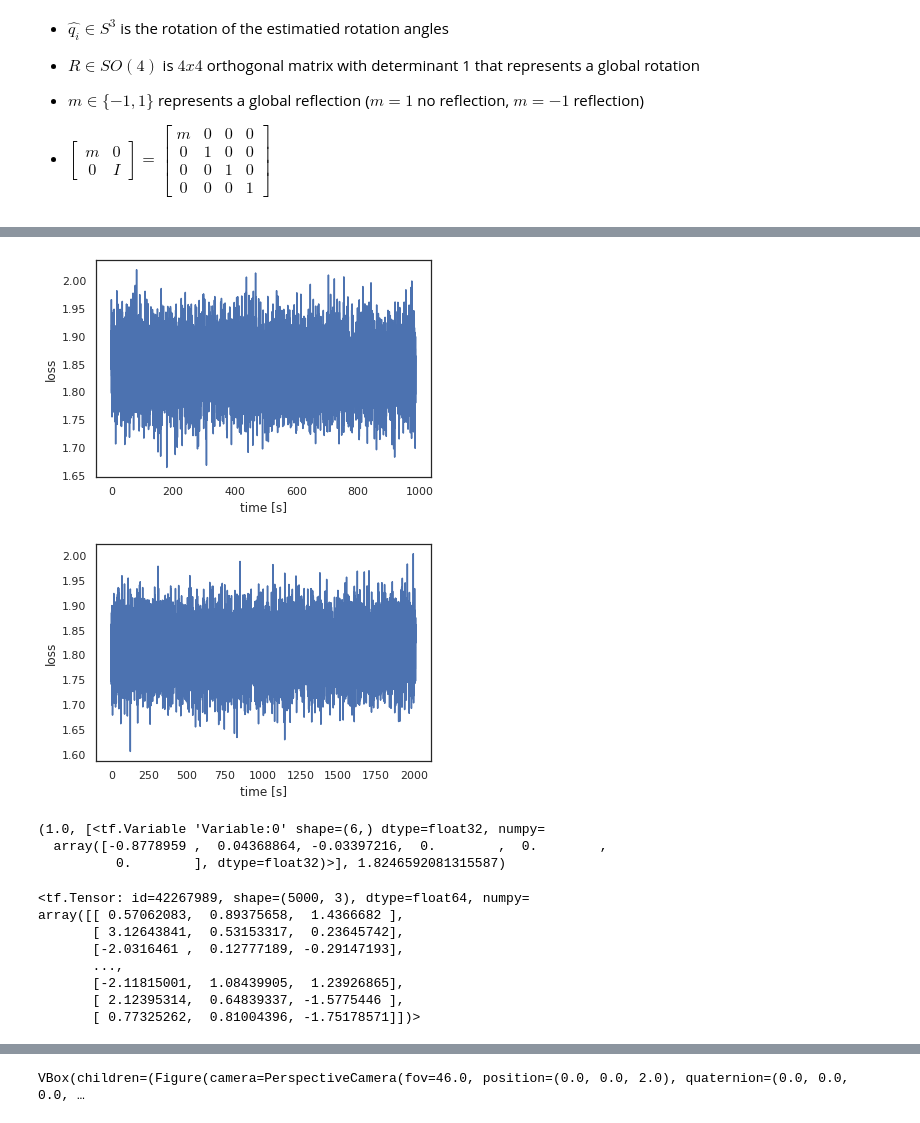
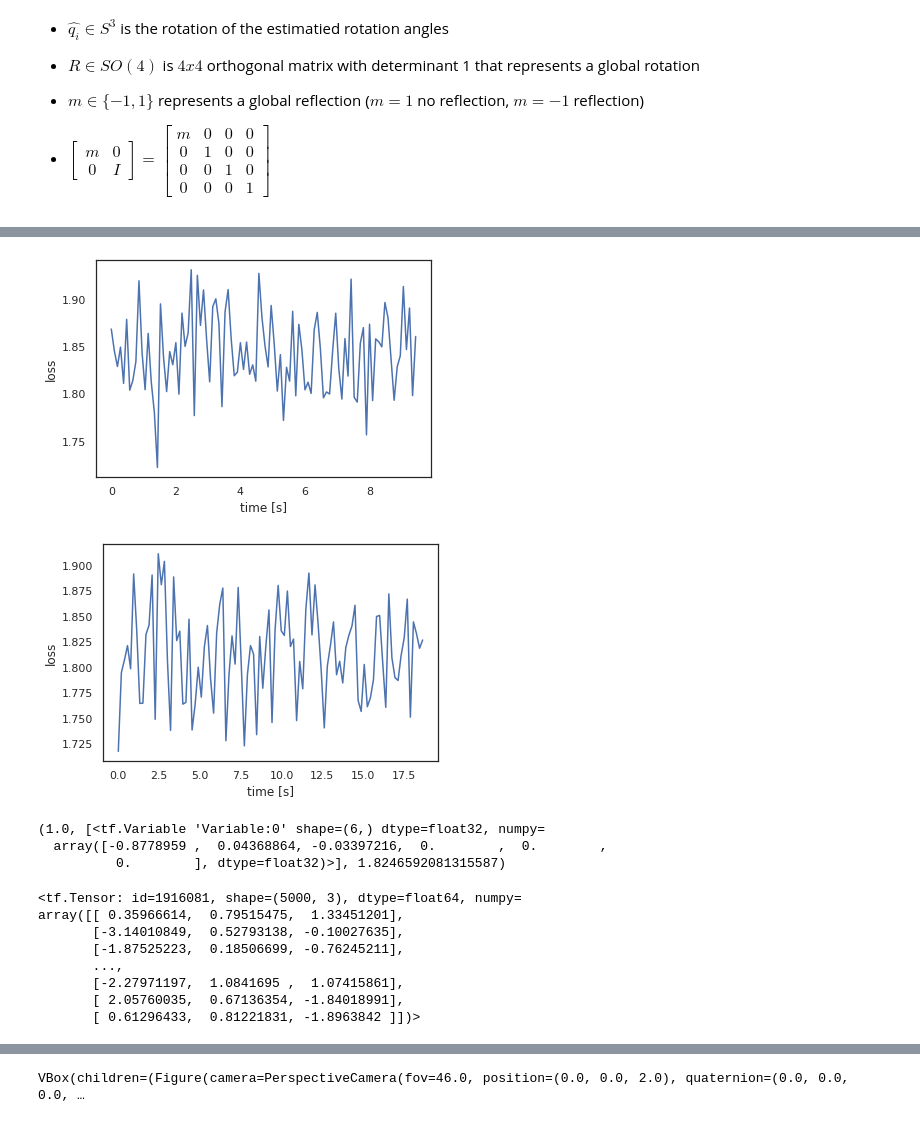
Before and after one commit to JelenaBanjac/protein-reconstruction, a Jupyter notebook: notebooks/1-phase1/angle_alignment_Quaternions.ipynb, the cells around one changed output, grey strips where cells are left out. Drawn from its saved outputs; the diff is of its cells as text; code cells hidden in the pictures.

```diff
--- a/notebooks/1-phase1/angle_alignment_Quaternions.ipynb
+++ b/notebooks/1-phase1/angle_alignment_Quaternions.ipynb
@@ -142,6 +143,12 @@ def euler6tomarix4d(a_R):
 
     R = Ra @ Rb @ Rg @ Rl @ Rt @ Rp
 
+    # check if matrix is complex (shouldn't be)
+    assert tf.reduce_sum(tf.math.imag(R)) == 0.0, "Matrix R (4x4) should have 0s as imaginary parts"
+    R = tf.cast(R, dtype=tf.float64)
+
+    # check if matrix is orthogonal
+    assert tf.reduce_all(tf.less_equal(tf.abs(tf.math.subtract(tf.transpose(R), tf.linalg.inv(R))), 1e-5)), "Matrix R (4x4) should be orthogonal!"  #a.equal(b).sum().dataSync()[0]
 
     return R
 
@@ -155,27 +162,26 @@ def from3to4(mat):
     return tf.cast(out, dtype=tf.complex64)
 
 
-def loss_alignment(m, a_R, a_predicted, a_true):
-    qi = euler2quaternion(a_true)
-    qi_est = euler2quaternion(a_predicted)
+def rotate_angles(m, a_R, a_predicted, rtype="quaternion"):
+    q_predicted = euler2quaternion(a_predicted)
 
     R = euler6tomarix4d(a_R)
+    I = tf.eye(4, dtype=tf.float64)*tf.constant([m, 1.0, 1.0, 1.0], dtype=tf.float64)
 
-    I = tf.concat([ [tf.concat([tf.complex([m], 0.0), tf.complex([0.0], 0.0), tf.complex([0.0], 0.0), tf.complex([0.0], 0.0)], axis=0)],
-                     [tf.concat([tf.complex([0.0], 0.0), tf.complex([1.0],0.0), tf.complex([0.0], 0.0), tf.complex([0.0], 0.0)], axis=0)],
-                     [tf.concat([tf.complex([0.0], 0.0), tf.complex([0.0], 0.0), tf.complex([1.0], 0.0), tf.complex([0.0], 0.0)], axis=0)],
-                     [tf.concat([tf.complex([0.0], 0.0), tf.complex([0.0], 0.0), tf.complex([0.0], 0.0), tf.complex([1.0], 0.0)], axis=0)]], axis=0)
+    q_predicted_rotated = tf.transpose(R @ I @ tf.transpose(q_predicted))
 
-    R = tf.cast(R, dtype=tf.complex64)
-    I = tf.cast(I, dtype=tf.complex64)
-    qi_est = tf.cast(qi_est, dtype=tf.complex64)
+    if rtype == "quaternion":
+        return q_predicted_rotated
+    elif rtype == "angle":
+        return quaternion2euler(q_predicted_rotated)
 
-    second = tf.transpose(R @ I @ tf.transpose(qi_est))
-    second = tf.cast(second, dtype=tf.float64)
 
-    distance = d_q(qi, second)
+def loss_alignment(m, a_R, a_predicted, a_true):
+    q_predicted_rotated = rotate_angles(m, a_R, a_predicted, rtype="quaternion")
 
-    return tf.reduce_mean(distance)
+    q_true = euler2quaternion(a_true)
+
+    return tf.reduce_mean(d_q(q_true, q_predicted_rotated))
 
 
 def gradient_alignment(m, a_R, a_predicted, a_true):
@@ -243,7 +249,7 @@ def training_angle_alignment(steps, batch_size, projection_idx, learning_rate, a
     idx_best = np.argmin(np.array(l))
     return ms[idx_best], r[idx_best], l[idx_best]
 # %%
-m, rotation, loss = training_angle_alignment(steps=10000,
+m, rotation, loss = training_angle_alignment(steps=100,
                          batch_size=256,
                          projection_idx=range(NUM_PROJECTIONS),
                          learning_rate=0.01,
@@ -271,5 +277,5 @@ For m=1, loss is: 1.8246592081315587
-[figure, old version]
+[figure, new version]
-[figure, old version]
+[figure, new version]
 # %%
 m, rotation, loss
 # %% [output]
@@ -305,15 +291,15 @@ def update_angles(m, a_R, a_predicted):
 # %%
-mat = update_angles(m, rotation, ap)
+mat = rotate_angles(m, rotation, ap, rtype="angle")
 mat
 # %% [output]
-<tf.Tensor: id=42267989, shape=(5000, 3), dtype=float64, numpy=
-array([[ 0.57062083,  0.89375658,  1.4366682 ],
-       [ 3.12643841,  0.53153317,  0.23645742],
-       [-2.0316461 ,  0.12777189, -0.29147193],
+<tf.Tensor: id=1916081, shape=(5000, 3), dtype=float64, numpy=
+array([[ 0.35966614,  0.79515475,  1.33451201],
+       [-3.14010849,  0.52793138, -0.10027635],
+       [-1.87525223,  0.18506699, -0.76245211],
        ...,
-       [-2.11815001,  1.08439905,  1.23926865],
-       [ 2.12395314,  0.64839337, -1.5775446 ],
-       [ 0.77325262,  0.81004396, -1.75178571]])>
+       [-2.27971197,  1.0841695 ,  1.07415861],
+       [ 2.05760035,  0.67136354, -1.84018991],
+       [ 0.61296433,  0.81221831, -1.8963842 ]])>
 # %%
 from cryoem.plots import plot_dP_dQ,plot_dP_dQ_density,plot_only_selected_in_euclidean_space, plot_rays, plot_images, plot_selected_angles_with_3rd_angle_magnitude
 # %%
```
Also changed, not shown: parts of 5 cells of this notebook, 3 other files.
